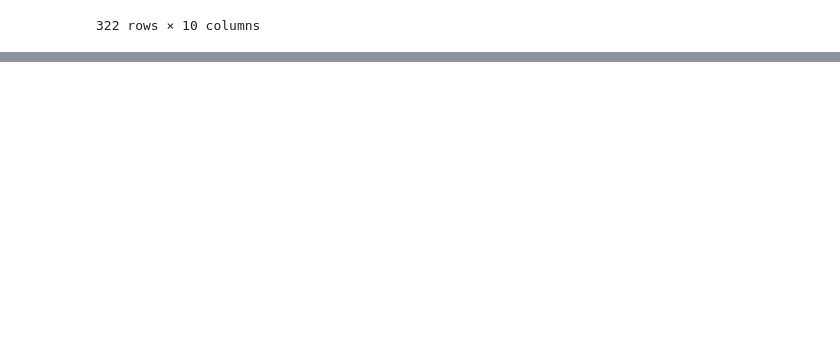
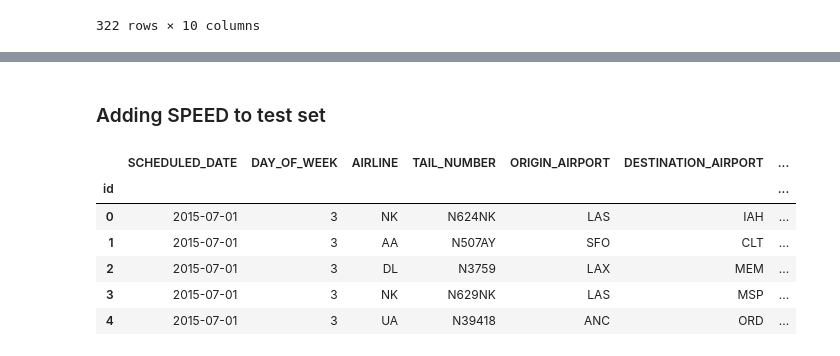
Before and after one commit to paula-sorolla/AML-FlightDelay, a Jupyter notebook: Preprocessing.ipynb, the cells around one changed output, grey strips where cells are left out. Saved outputs shown, nothing was run; the diff lists cells and outputs as text; code cells hidden in the pictures; blank space fills up the shorter version.

```diff
--- a/Preprocessing.ipynb
+++ b/Preprocessing.ipynb
@@ -376,0 +446,14 @@ regions_merged
+# %% [markdown]
+### Adding SPEED to test set
+# %%
+## ADD average SPEED in miles per hour. Can always drop it later
+df_flights_test['SPEED']=round(df_flights_test['DISTANCE']/(df_flights_test['SCHEDULED_TIME']/60),3)
+df_flights_test.head()
+# %% [output]
+|  | SCHEDULED_DATE | DAY_OF_WEEK | AIRLINE | TAIL_NUMBER | ORIGIN_AIRPORT | DESTINATION_AIRPORT | ... |
+| id |  |  |  |  |  |  | ... |
+| 0 | 2015-07-01 | 3 | NK | N624NK | LAS | IAH | ... |
+| 1 | 2015-07-01 | 3 | AA | N507AY | SFO | CLT | ... |
+| 2 | 2015-07-01 | 3 | DL | N3759 | LAX | MEM | ... |
+| 3 | 2015-07-01 | 3 | NK | N629NK | LAS | MSP | ... |
+| 4 | 2015-07-01 | 3 | UA | N39418 | ANC | ORD | ... |
```
Also changed, not shown: parts of 18 cells of this notebook.
